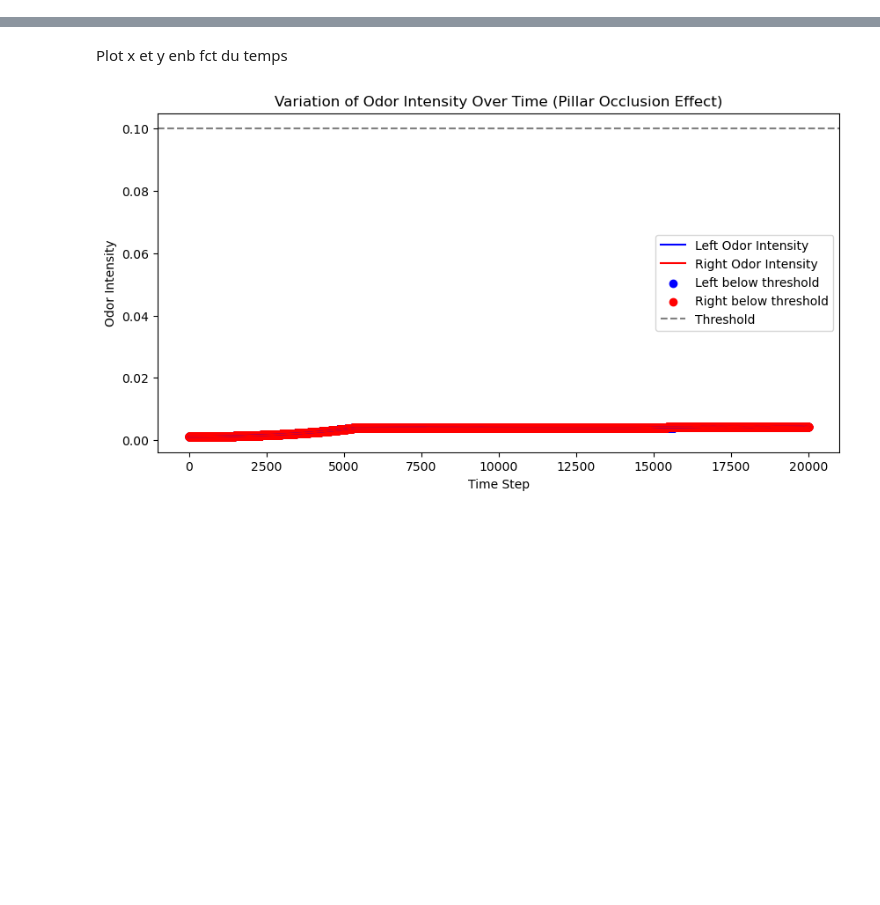
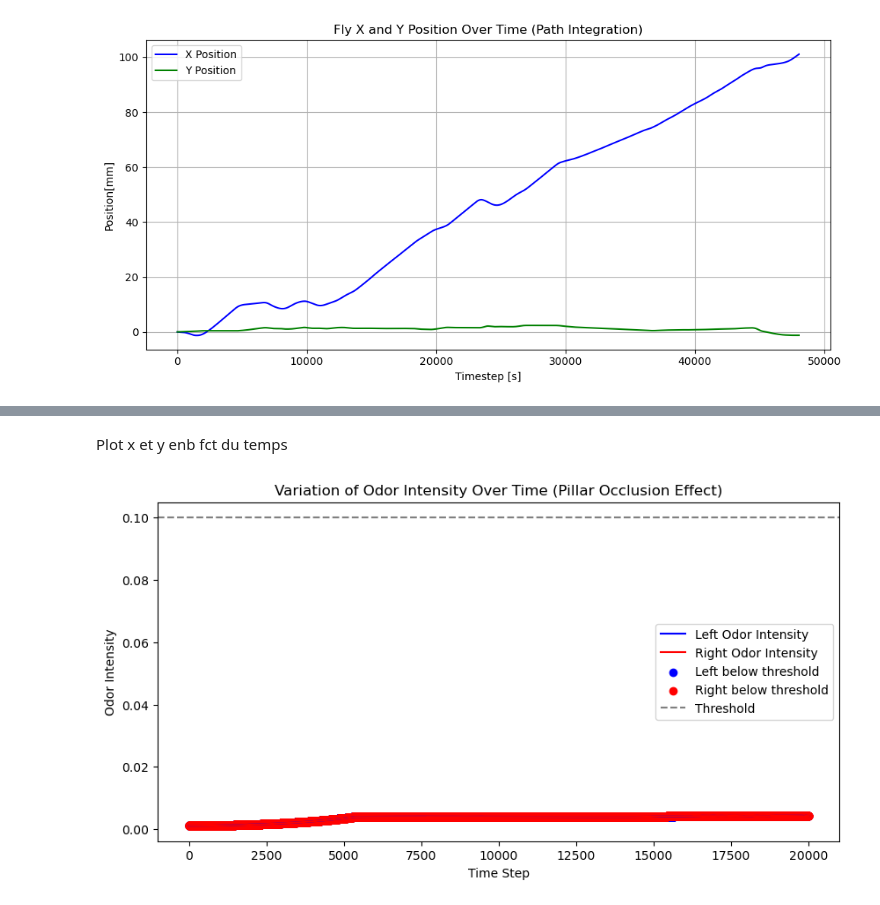
Before and after one commit to Sophiemeuw/FlyFly, a Jupyter notebook: test_controller.ipynb, the cells around one changed output, grey strips where cells are left out. Drawn from its saved outputs; the diff is of its cells as text; code cells hidden in the pictures; blank space fills up the shorter version.

```diff
--- a/test_controller.ipynb
+++ b/test_controller.ipynb
@@ -92,3 +123,27 @@ Making new writer with name raw
+# %%
+import matplotlib.pyplot as plt
+import numpy as np
+
+# Load the trajectory from path integration (pos_hist from simulation)
+positions = np.array(pos_hist)  # Each row is [x, y]
+timesteps = np.arange(len(positions))  # Assuming 1 unit per step
+
+# Plot X and Y positions over time
+plt.figure(figsize=(10, 5))
+plt.plot(timesteps, positions[:, 0], label='X Position', color='blue')
+plt.plot(timesteps, positions[:, 1], label='Y Position', color='green')
+plt.xlabel("Timestep [s]")
+plt.ylabel("Position[mm]")
+plt.title("Fly X and Y Position Over Time (Path Integration)")
+plt.legend()
+plt.grid(True)
+plt.tight_layout()
+
+# Save and/or show
+# plt.savefig("outputs/fly_position_over_time_level4_seed8.png")
+plt.show()
+# %% [output]
+[figure, added]
 # %%
 import matplotlib.pyplot as plt
 import numpy as np
```
Also changed, not shown: parts of 7 cells of this notebook.
